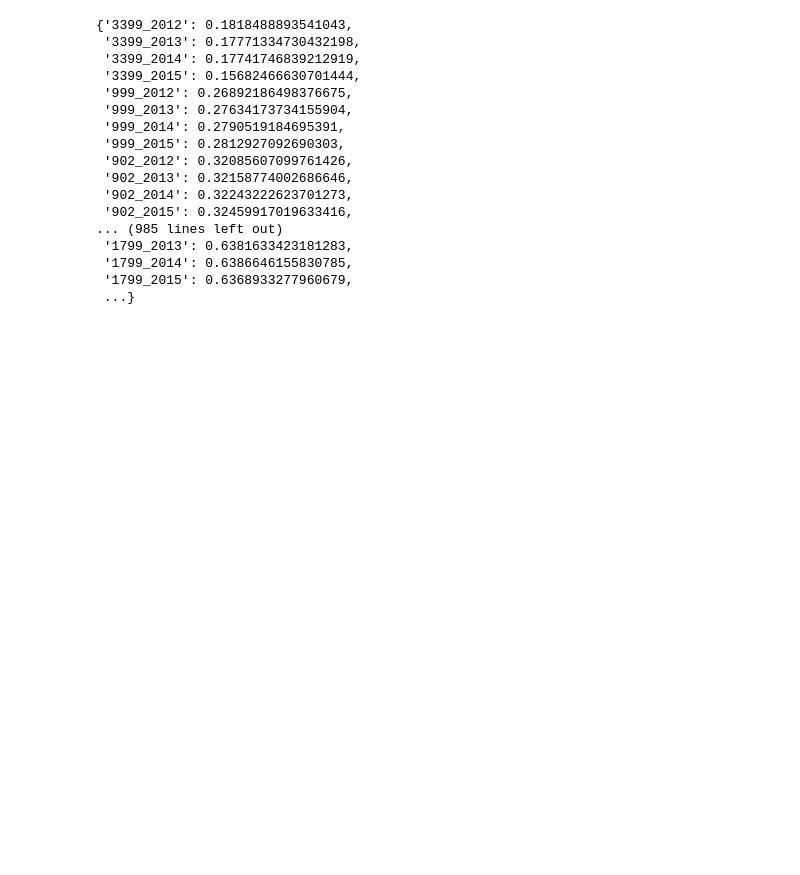
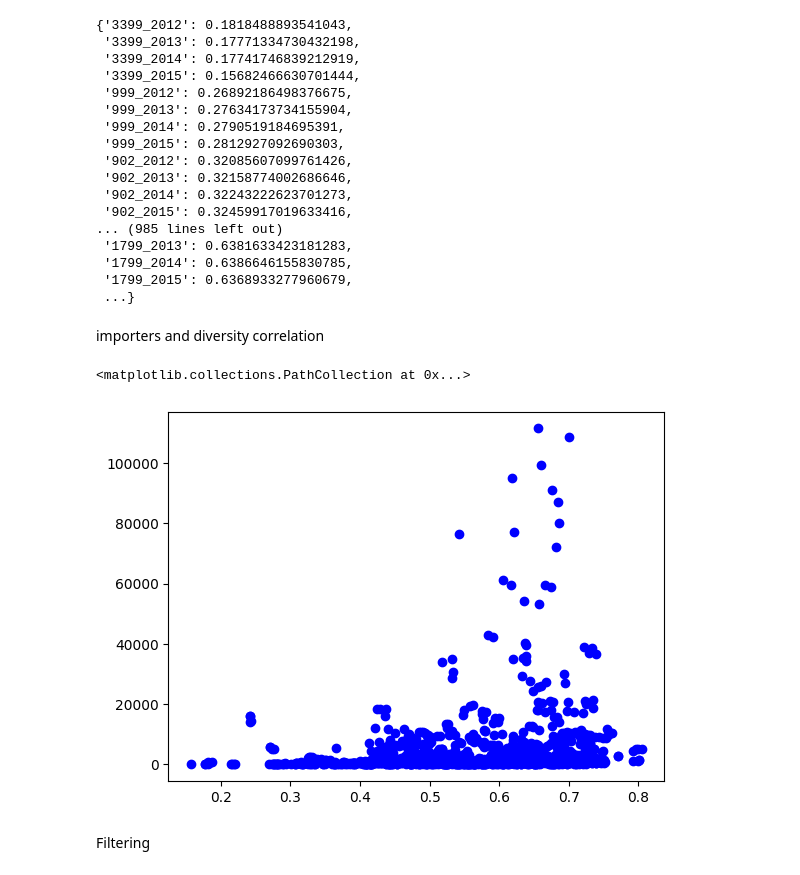
Before and after one commit to vabalaji1/SupplyChainResilliance, a Jupyter notebook: src/paperImplementations/foodShock/foodShockImplementations.ipynb, the cells around one changed output. Cells and saved outputs as stored; diff of their text form; code cells hidden in the pictures; blank space fills up the shorter version.

Commit message:
added processing steps and graphs

```diff
--- a/src/paperImplementations/foodShock/foodShockImplementations.ipynb
+++ b/src/paperImplementations/foodShock/foodShockImplementations.ipynb
@@ -535,7 +535,7 @@ years = ['2012','2013','2014','2015']
 for index, row in dfFlow.iterrows():
     for year in years:
         colName = "tons_"+ year
-        tmp = str(row["origin"]) + '_'+ year
+        tmp = str(row["destination"]) + '_'+ year
         importers[tmp] = importers.get(tmp,0.0)+float(row[colName])
 # %%
 importers
@@ -630,3 +630,16 @@ diversityLoc
  '1799_2014': 0.6386646155830785,
  '1799_2015': 0.6368933277960679,
  ...}
+# %% [markdown]
+importers and diversity correlation
+# %%
+pointNames = list(diversityLoc.keys())
+x_values = [diversityLoc[name] for name in pointNames]
+y_values = [importers[name] for name in pointNames]
+
+plt.scatter(x_values, y_values, color='blue')
+# %% [output]
+<matplotlib.collections.PathCollection at 0x...>
+[figure, added]
+# %% [markdown]
+Filtering
```
Also changed, not shown: parts of 8 cells of this notebook.
